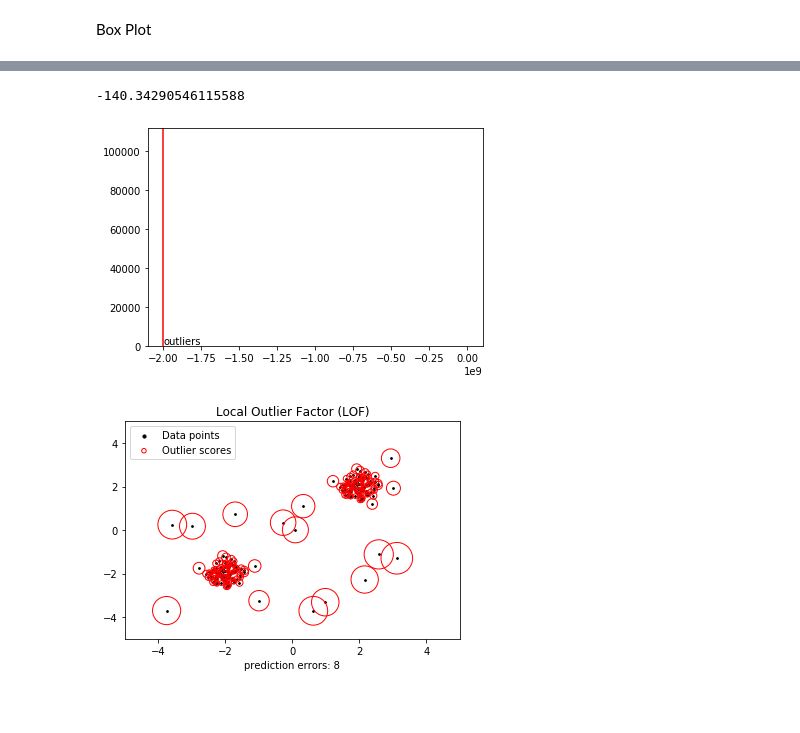
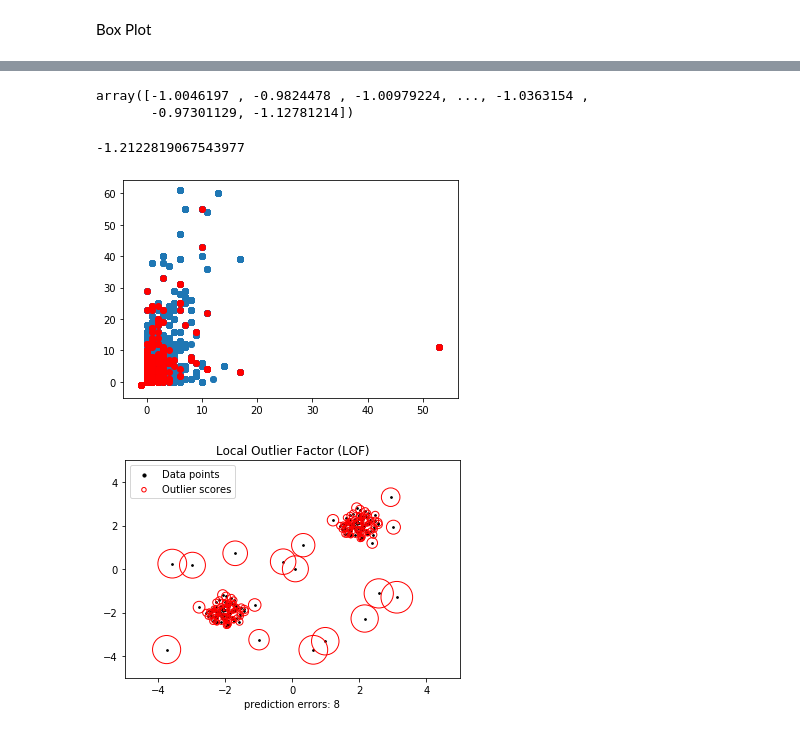
Before and after one commit to micheleandreucci/DM2, a Jupyter notebook: 01-02_outlier_detection.ipynb, the cells around one changed output, grey strips where cells are left out. Drawn from its saved outputs; the diff is of its cells as text; code cells hidden in the pictures; blank space fills up the shorter version.

```diff
--- a/01-02_outlier_detection.ipynb
+++ b/01-02_outlier_detection.ipynb
@@ -246,0 +283,17 @@ np.unique(outliers, return_counts=True)
+# %%
+print(X_train.shape, y_train.shape)
+clf = LocalOutlierFactor(n_neighbors=20, contamination=.03,metric='manhattan')
+outliers = clf.fit_predict(X_train).astype(int)
+# select all rows that are not outliers
+mask = outliers != -1
+X_train, y_train = X_train[mask, :], y_train[mask]
+# summarize the shape of the updated training dataset
+print(X_train.shape, y_train.shape)
+# fit the model
+model = LinearRegression()
+model.fit(X_train, y_train)
+# evaluate the model
+outliers = model.predict(X_test).astype(int)
+# evaluate predictions
+mae = mean_absolute_error(y_test, outliers)
+print('MAE: %.3f' % mae)
@@ -260,14 +319,24 @@ np.max(clf.negative_outlier_factor_[np.where(outliers==-1)])
-# %%
-np.min(clf.negative_outlier_factor_[np.where(outliers==-1)])
-# %% [output]
--140.34290546115588
-# %%
-plt.hist(clf.negative_outlier_factor_, bins=10)
-plt.axvline(-0.2*1e10, c='r')
-plt.text(-0.2*1e10, 600, 'outliers')
-plt.show()
-# %% [output]
-[figure, removed]
+# %%
+clf = clf.negative_outlier_factor_
+clf
+# %% [output]
+array([-1.0046197 , -0.9824478 , -1.00979224, ..., -1.0363154 ,
+       -0.97301129, -1.12781214])
+# %%
+from numpy import quantile, where, random
+thresh = quantile(clf, .04)
+print(thresh)
+# %% [output]
+-1.2122819067543977
+# %%
+lofs_index = where(outliers==-1)
+index = where(clf<=thresh)
+values = X[index]
+plt.scatter(X[:,0], X[:,1])
+plt.scatter(values[:,0],values[:,1], color='r')
+plt.show()
+# %% [output]
+[figure, added]
 # %%
 np.random.seed(42)
 
```
Also changed, not shown: parts of 68 cells of this notebook.
